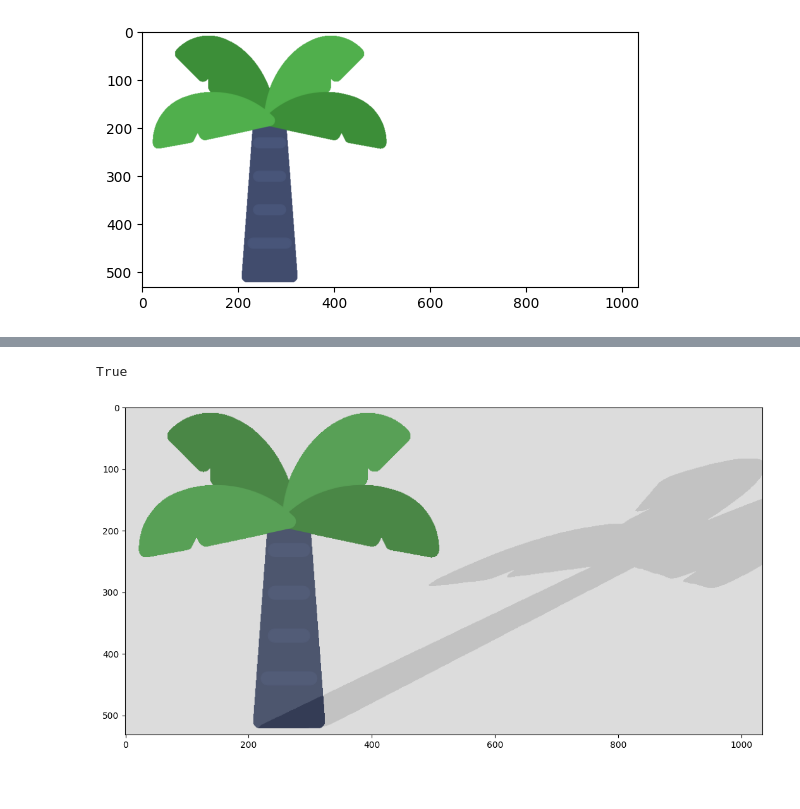
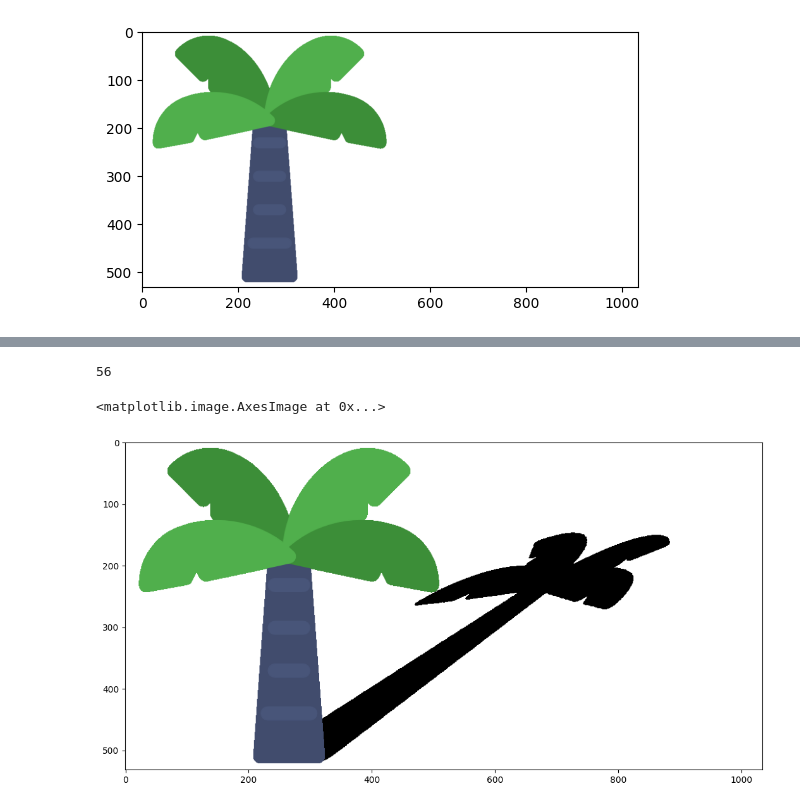
Before and after one commit to B3aRrrr/M8LabsAndHomeworks, a Jupyter notebook: Sem3/Lab4/task_2/main.ipynb, the cells around one changed output, grey strips where cells are left out. Saved outputs shown, nothing was run; the diff lists cells and outputs as text; code cells hidden in the pictures.

```diff
--- a/Sem3/Lab4/task_2/main.ipynb
+++ b/Sem3/Lab4/task_2/main.ipynb
@@ -168,10 +168,15 @@ True
 # %%
-background = cv.imread('palm_padded_shadow.png')
-overlay = cv.imread('palm_padded.png')
-added_image = cv.addWeighted(background,.1,overlay,0.75,3)
-plt.figure(figsize=(13,13))
-plt.imshow(added_image)
-cv.imwrite('palm_combined.png', added_image)
+shadow_img = cv.imread("palm_padded_shadow.png")
+palm_img = cv.imread("palm_padded.png")
+
+merged_image = palm_img.copy()
+shadow_cond = np.logical_and(shadow_img == 0, palm_img == 255)
+merged_image[shadow_cond] = 0
+
+print(np.min(palm_img))
+plt.figure(figsize=(13, 13))
+plt.imshow(merged_image)
 # %% [output]
-True
+56
+<matplotlib.image.AxesImage at 0x...>
-[figure, old version]
+[figure, new version]
```
Also changed, not shown: parts of 3 cells of this notebook, 3 other files.
